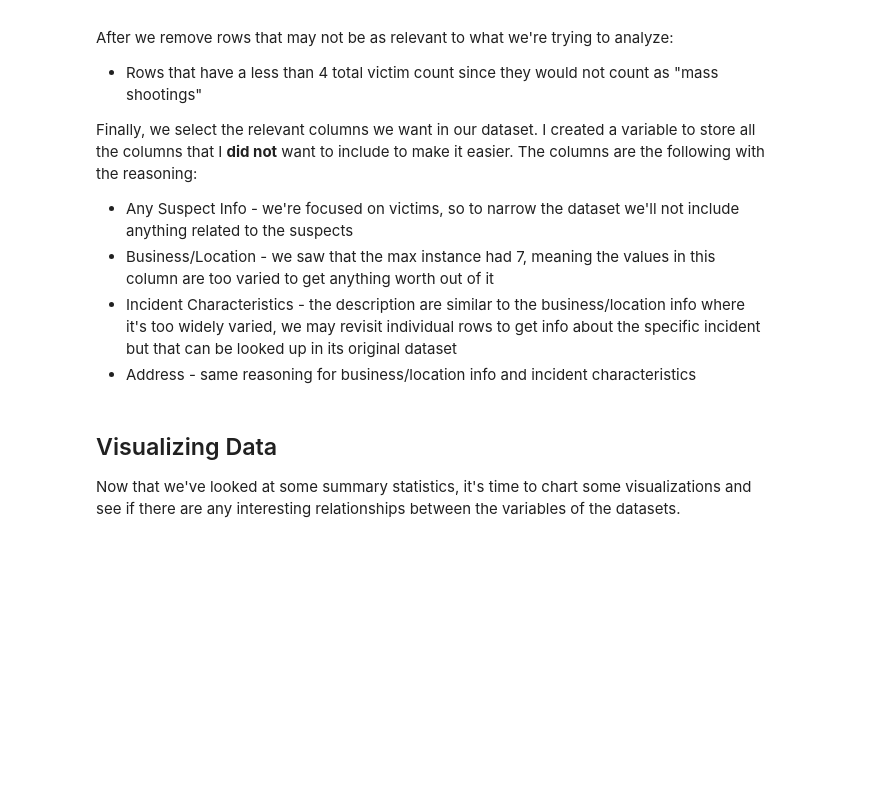
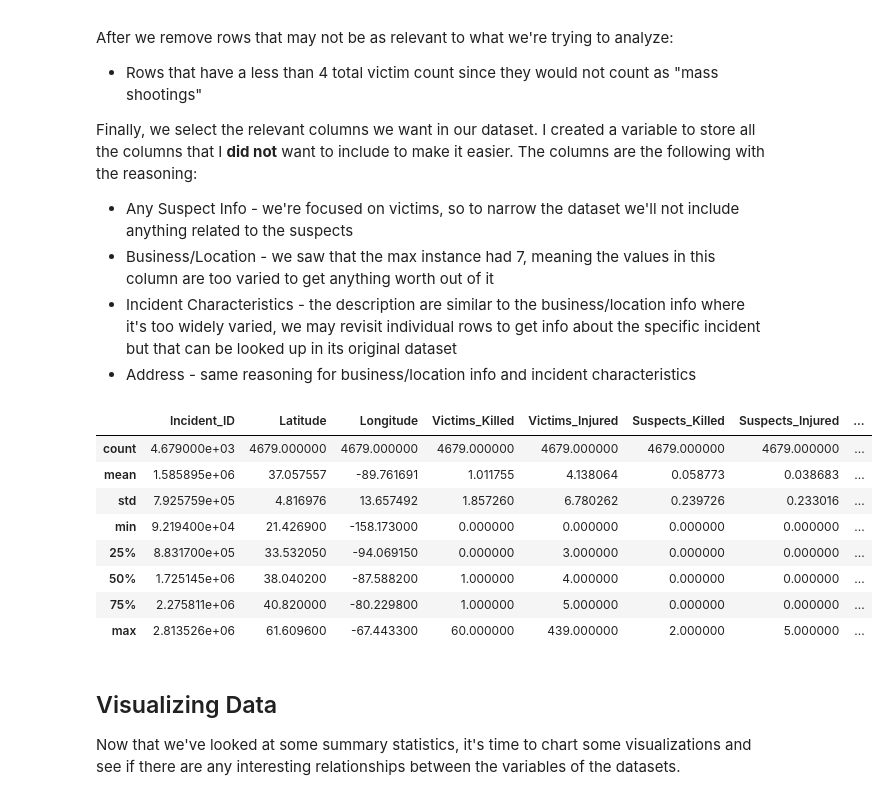
Before and after one commit to huang-emily/gun-violence-trends, a Jupyter notebook: gun_violence_trends.ipynb, the cells around one changed output. Saved outputs shown, nothing was run; the diff lists cells and outputs as text; code cells hidden in the pictures; blank space fills up the shorter version.

```diff
--- a/gun_violence_trends.ipynb
+++ b/gun_violence_trends.ipynb
@@ -164,3 +187,15 @@ shootings = shootings.drop(shootings[shootings['Total_Victims'] < 4].index)
+# %%
+shootings.describe()
+# %% [output]
+|  | Incident_ID | Latitude | Longitude | Victims_Killed | Victims_Injured | Suspects_Killed | Suspects_Injured | ... |
+| count | 4.679000e+03 | 4679.000000 | 4679.000000 | 4679.000000 | 4679.000000 | 4679.000000 | 4679.000000 | ... |
+| mean | 1.585895e+06 | 37.057557 | -89.761691 | 1.011755 | 4.138064 | 0.058773 | 0.038683 | ... |
+| std | 7.925759e+05 | 4.816976 | 13.657492 | 1.857260 | 6.780262 | 0.239726 | 0.233016 | ... |
+| min | 9.219400e+04 | 21.426900 | -158.173000 | 0.000000 | 0.000000 | 0.000000 | 0.000000 | ... |
+| 25% | 8.831700e+05 | 33.532050 | -94.069150 | 0.000000 | 3.000000 | 0.000000 | 0.000000 | ... |
+| 50% | 1.725145e+06 | 38.040200 | -87.588200 | 1.000000 | 4.000000 | 0.000000 | 0.000000 | ... |
+| 75% | 2.275811e+06 | 40.820000 | -80.229800 | 1.000000 | 5.000000 | 0.000000 | 0.000000 | ... |
+| max | 2.813526e+06 | 61.609600 | -67.443300 | 60.000000 | 439.000000 | 2.000000 | 5.000000 | ... |
 # %%
 # output a new csv file
 # deselect suspect info - we're focused on victims, so to narrow the dataset we'll not include anything related to the suspects
```
Also changed, not shown: parts of 7 cells of this notebook, 11 other files.
